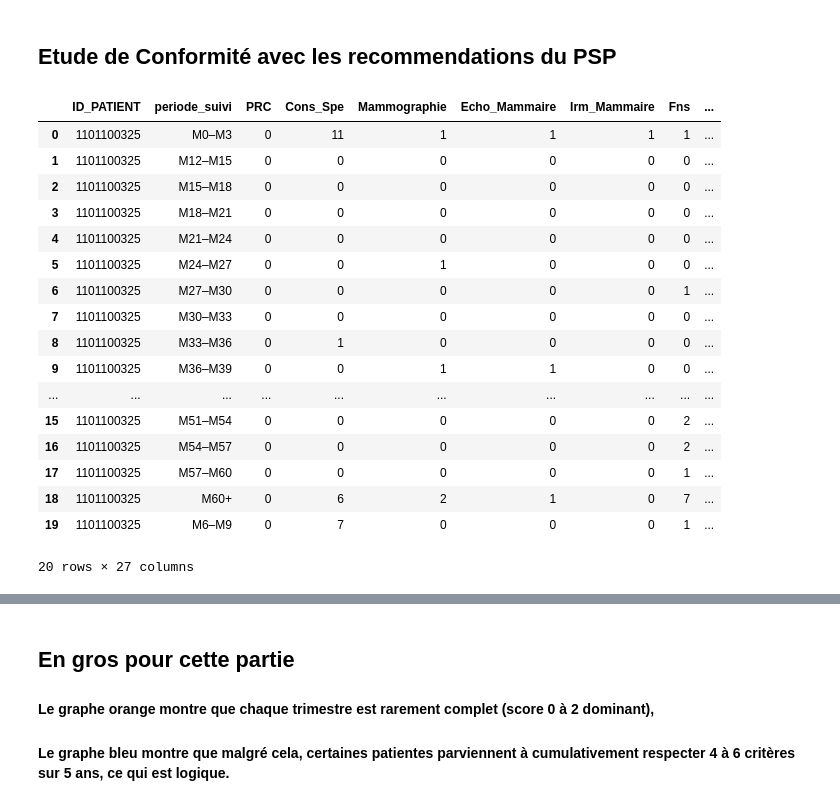
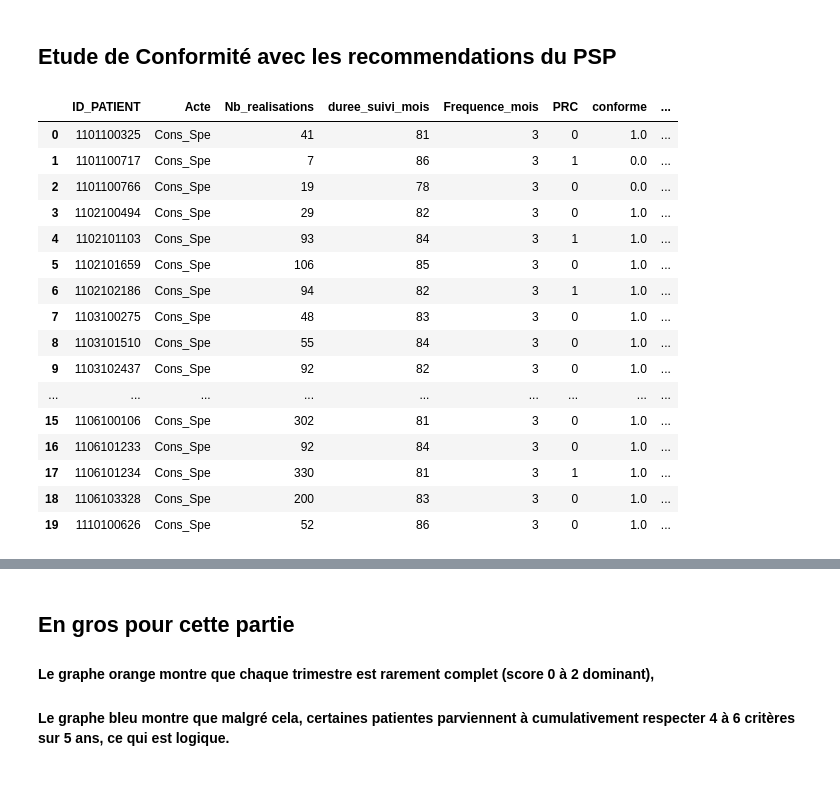
Before and after one commit to hemza1/TER_M1_2025, a Jupyter notebook: notebooks/test.ipynb, the cells around one changed output, grey strips where cells are left out. Saved outputs shown, nothing was run; the diff lists cells and outputs as text; code cells hidden in the pictures.

```diff
--- a/notebooks/test.ipynb
+++ b/notebooks/test.ipynb
@@ -187,7 +204,7 @@ Nombre d’actes post-T0 pertinents au suivi : 76828
 # %%
 ## de facon régulière
 df_merged["mois_depuis_T0"] = (df_merged["DAYS_SINCE_DIAG"] // 30).astype(int)
-
+"""
 def assigner_periode(mois):
     if mois < 0:
         return None
@@ -237,4 +254,21 @@ def assigner_periode(mois):
 df_suivi_filtré["periode_suivi"] = df_suivi_filtré["mois_depuis_T0"].apply(assigner_periode)
 df_merged['periode_suivi'] = df_merged['mois_depuis_T0'].apply(assigner_periode)
 df_resumé_par_periode = df_merged.groupby(["ID_PATIENT", "periode_suivi", "PRC"])[actes_suivi].sum().reset_index()
-print(df_resumé_par_periode.head(10))
+print(df_resumé_par_periode.head(10))"""
+
+# 1. Calculer la durée de suivi de chaque patient
+duree_suivi = df_merged.groupby("ID_PATIENT")["mois_depuis_T0"].max().reset_index(name="duree_suivi_mois")
+
+# 2. Compter combien de fois chaque acte a été fait par patient
+df_counts = df_merged.groupby("ID_PATIENT")[actes_suivi].sum().reset_index()
+
+# 3. Passer en format long
+df_long = df_counts.melt(id_vars="ID_PATIENT", var_name="Acte", value_name="Nb_realisations")
+
+# 4. Ajouter la durée de suivi
+df_long = df_long.merge(duree_suivi, on="ID_PATIENT", how="left")
+
+# 5. Ajouter la fréquence attendue
+df_long["Frequence_mois"] = df_long["Acte"].map(frequences_actes)
+
+# (6. À venir : colonne 'Conformité' si tu veux comparer avec attendu)
@@ -376,21 +425,37 @@ for acte in actes_suivi:
+# %%
+def calculer_conformité(row):
+    freq = frequences_actes.get(row["Acte"])
+    nb_realisations = row["Nb_realisations"]
+    duree = row["duree_suivi_mois"]
+
+    if freq is None:
+        return None  # pas de fréquence définie
+    elif isinstance(freq, list):  # ex : [0, 24] → actes ponctuels
+        attendus = len([m for m in freq if m <= duree])
+        return int(nb_realisations >= attendus)
+    else:  # fréquence régulière tous les X mois
+        attendus = max(1, int(duree // freq))  # au moins 1 exigé si duree >= freq
+        return int(nb_realisations >= attendus)
+
+# Appliquer sur chaque ligne du df_long
+df_long["conforme"] = df_long.apply(calculer_conformité, axis=1)
 # %%
-df_resumé_par_periode.head(20)
+df_long.head(20)
 # %% [output]
-|  | ID_PATIENT | periode_suivi | PRC | Cons_Spe | Mammographie | Echo_Mammaire | Irm_Mammaire | Fns | ... |
-| 0 | 1101100325 | M0–M3 | 0 | 11 | 1 | 1 | 1 | 1 | ... |
-| 1 | 1101100325 | M12–M15 | 0 | 0 | 0 | 0 | 0 | 0 | ... |
-| 2 | 1101100325 | M15–M18 | 0 | 0 | 0 | 0 | 0 | 0 | ... |
-| 3 | 1101100325 | M18–M21 | 0 | 0 | 0 | 0 | 0 | 0 | ... |
-| 4 | 1101100325 | M21–M24 | 0 | 0 | 0 | 0 | 0 | 0 | ... |
-| 5 | 1101100325 | M24–M27 | 0 | 0 | 1 | 0 | 0 | 0 | ... |
-| 6 | 1101100325 | M27–M30 | 0 | 0 | 0 | 0 | 0 | 1 | ... |
-| 7 | 1101100325 | M30–M33 | 0 | 0 | 0 | 0 | 0 | 0 | ... |
-| 8 | 1101100325 | M33–M36 | 0 | 1 | 0 | 0 | 0 | 0 | ... |
-| 9 | 1101100325 | M36–M39 | 0 | 0 | 1 | 1 | 0 | 0 | ... |
-| ... | ... | ... | ... | ... | ... | ... | ... | ... | ... |
-| 15 | 1101100325 | M51–M54 | 0 | 0 | 0 | 0 | 0 | 2 | ... |
-| 16 | 1101100325 | M54–M57 | 0 | 0 | 0 | 0 | 0 | 2 | ... |
-| 17 | 1101100325 | M57–M60 | 0 | 0 | 0 | 0 | 0 | 1 | ... |
-| 18 | 1101100325 | M60+ | 0 | 6 | 2 | 1 | 0 | 7 | ... |
-| 19 | 1101100325 | M6–M9 | 0 | 7 | 0 | 0 | 0 | 1 | ... |
+|  | ID_PATIENT | Acte | Nb_realisations | duree_suivi_mois | Frequence_mois | PRC | conforme | ... |
+| 0 | 1101100325 | Cons_Spe | 41 | 81 | 3 | 0 | 1.0 | ... |
+| 1 | 1101100717 | Cons_Spe | 7 | 86 | 3 | 1 | 0.0 | ... |
+| 2 | 1101100766 | Cons_Spe | 19 | 78 | 3 | 0 | 0.0 | ... |
+| 3 | 1102100494 | Cons_Spe | 29 | 82 | 3 | 0 | 1.0 | ... |
+| 4 | 1102101103 | Cons_Spe | 93 | 84 | 3 | 1 | 1.0 | ... |
+| 5 | 1102101659 | Cons_Spe | 106 | 85 | 3 | 0 | 1.0 | ... |
+| 6 | 1102102186 | Cons_Spe | 94 | 82 | 3 | 1 | 1.0 | ... |
+| 7 | 1103100275 | Cons_Spe | 48 | 83 | 3 | 0 | 1.0 | ... |
+| 8 | 1103101510 | Cons_Spe | 55 | 84 | 3 | 0 | 1.0 | ... |
+| 9 | 1103102437 | Cons_Spe | 92 | 82 | 3 | 0 | 1.0 | ... |
+| ... | ... | ... | ... | ... | ... | ... | ... | ... |
+| 15 | 1106100106 | Cons_Spe | 302 | 81 | 3 | 0 | 1.0 | ... |
+| 16 | 1106101233 | Cons_Spe | 92 | 84 | 3 | 0 | 1.0 | ... |
+| 17 | 1106101234 | Cons_Spe | 330 | 81 | 3 | 1 | 1.0 | ... |
+| 18 | 1106103328 | Cons_Spe | 200 | 83 | 3 | 0 | 1.0 | ... |
+| 19 | 1110100626 | Cons_Spe | 52 | 86 | 3 | 0 | 1.0 | ... |
-20 rows × 27 columns
```
Also changed, not shown: parts of 44 cells of this notebook.
